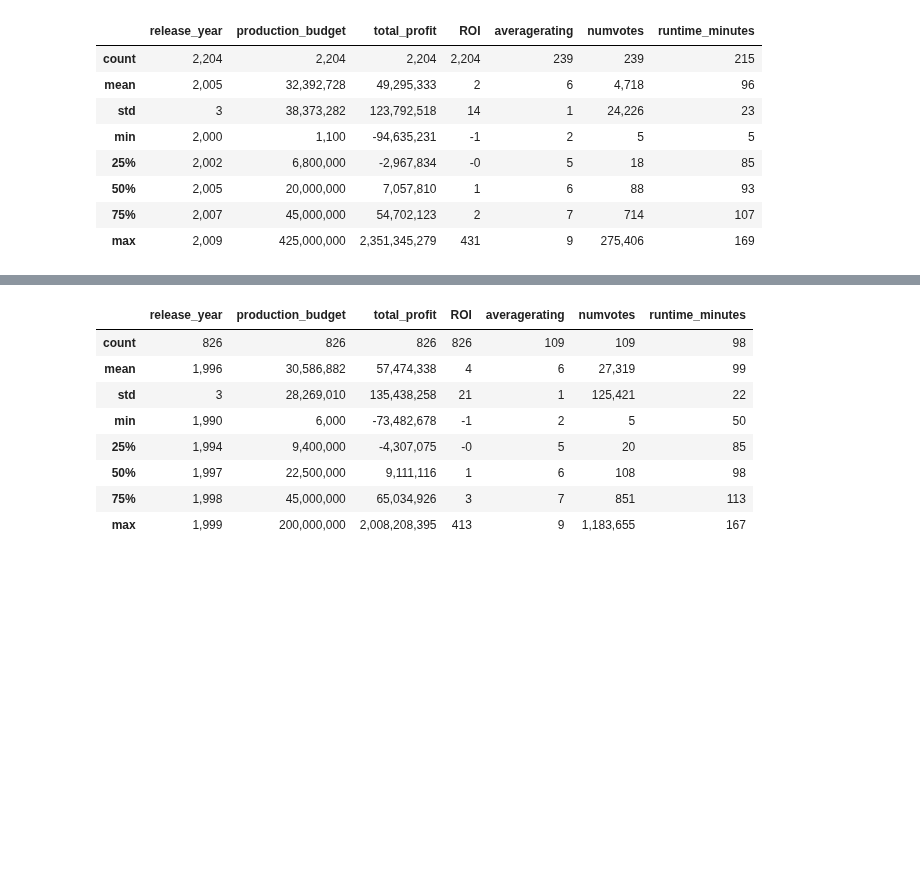
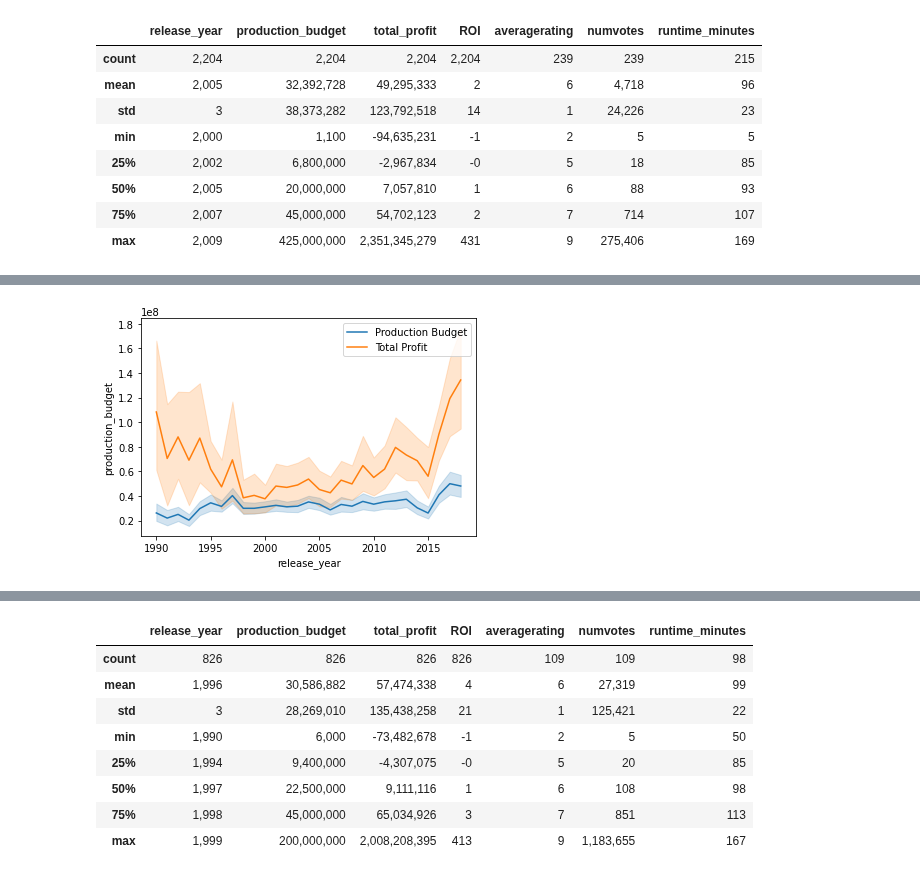
Before and after one commit to jxn628/dsc-phase-1-project, a Jupyter notebook: student.ipynb, the cells around one changed output, grey strips where cells are left out. Saved outputs shown, nothing was run; the diff lists cells and outputs as text; code cells hidden in the pictures; blank space fills up the shorter version.

```diff
--- a/student.ipynb
+++ b/student.ipynb
@@ -841,0 +890,8 @@ recent_movies_2000.describe()
+# %%
+#attempting to show production budget, total profit, and ROI over time.
+sns.lineplot(x="release_year", y="production_budget", data=recent_movies_2, label="Production Budget")
+sns.lineplot(x="release_year", y="total_profit", data=recent_movies_2, label="Total Profit")
+
+plt.show();
+# %% [output]
+[figure, added]
```
Also changed, not shown: parts of 34 cells of this notebook.
